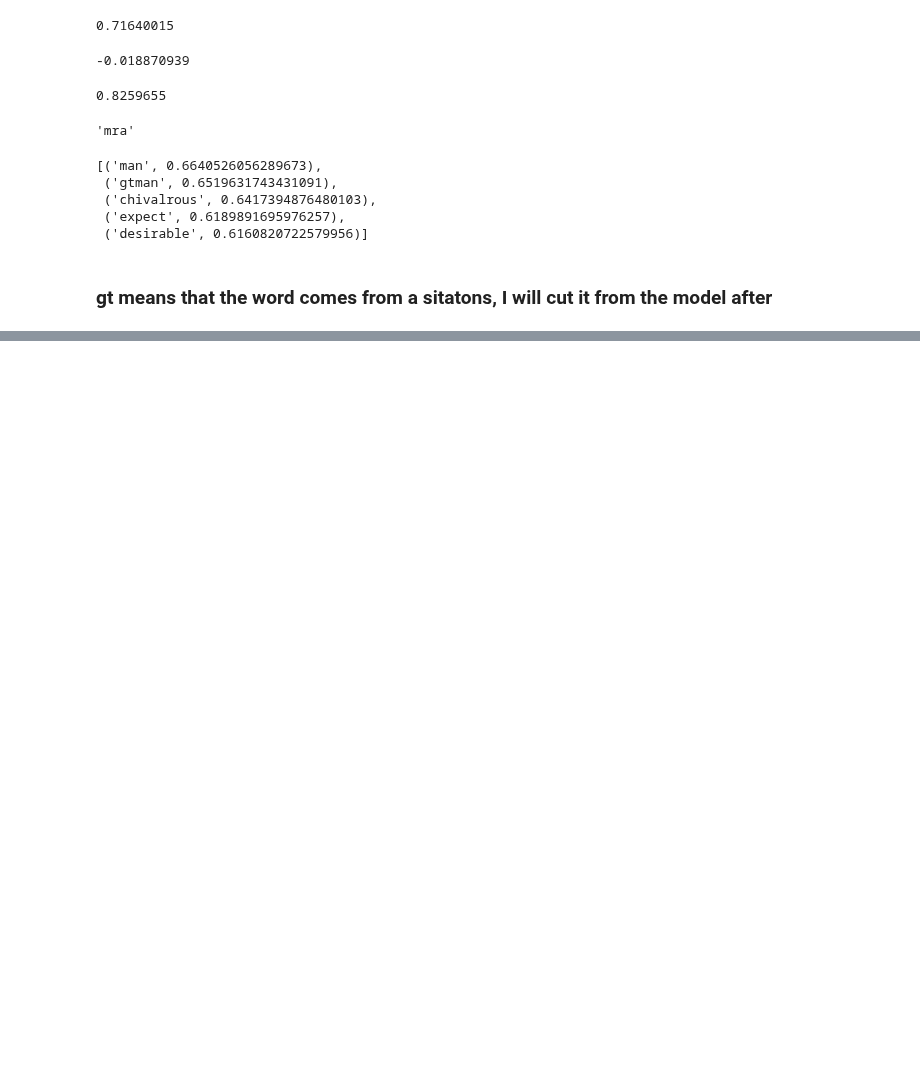
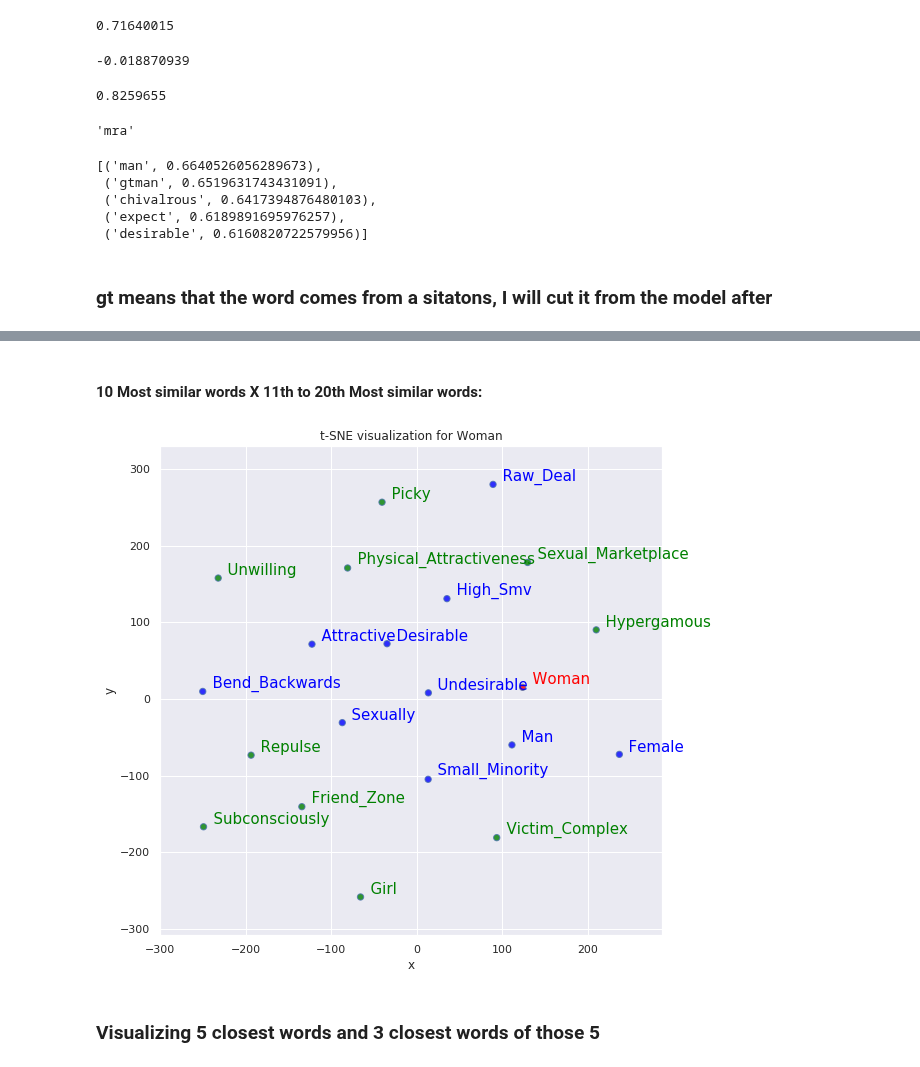
Before and after one commit to EmanuelHappy/Data-Science, a Jupyter notebook: _PushshiftReddit/word_embedding/word2vec.ipynb, the cells around one changed output, grey strips where cells are left out. Drawn from its saved outputs; the diff is of its cells as text; code cells hidden in the pictures; blank space fills up the shorter version.

```diff
--- a/_PushshiftReddit/word_embedding/word2vec.ipynb
+++ b/_PushshiftReddit/word_embedding/word2vec.ipynb
@@ -306,0 +617,8 @@ def tsnescatterplot(model, word, list_names):
+# %% [markdown]
+#### 10 Most similar words X 11th to 20th Most similar words:
+# %%
+tsnescatterplot(w2v_model1, "woman", [t[0] for t in w2v_model1.wv.most_similar(positive=["woman"], topn=20)][10:])
+# %% [output]
+[figure, added]
+# %% [markdown]
+### Visualizing 5 closest words and 3 closest words of those 5
```
Also changed, not shown: parts of 75 cells of this notebook, 5 other files.
